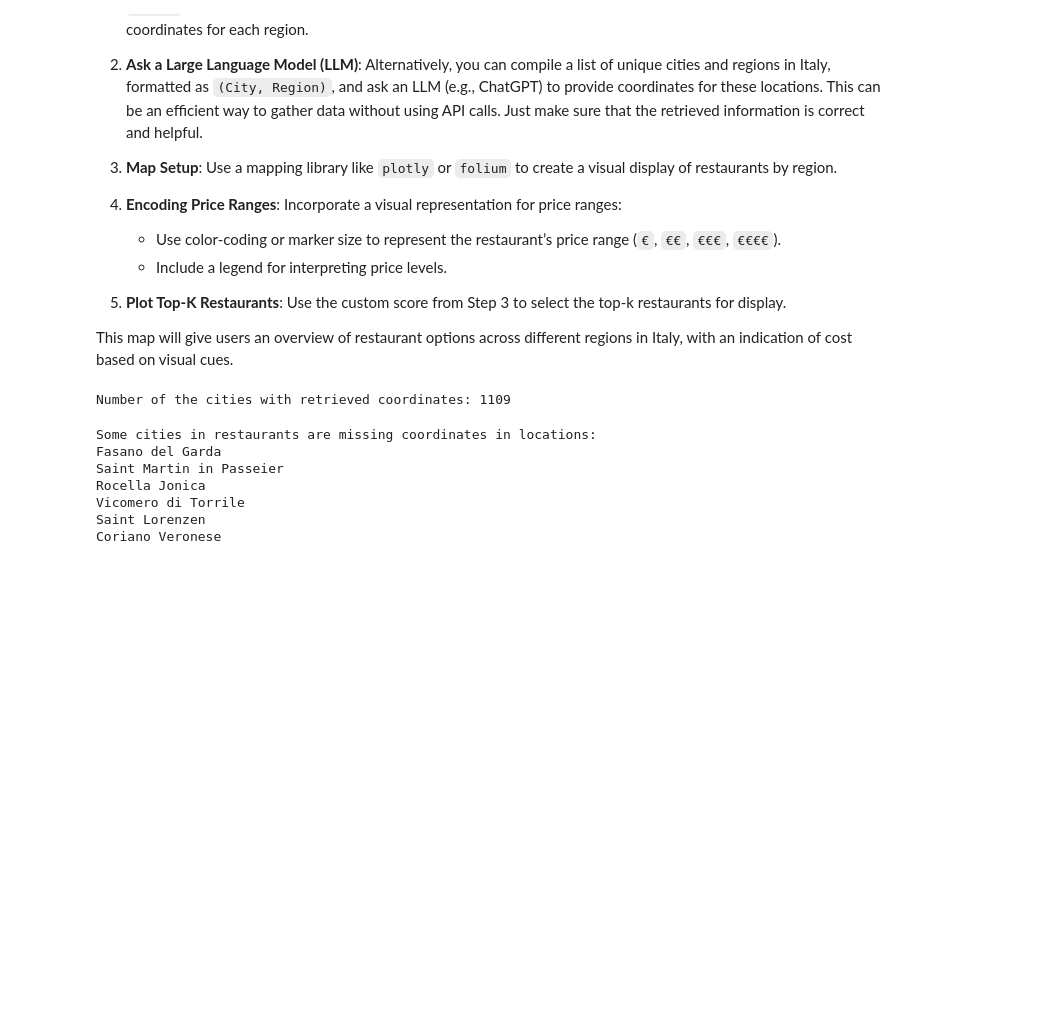
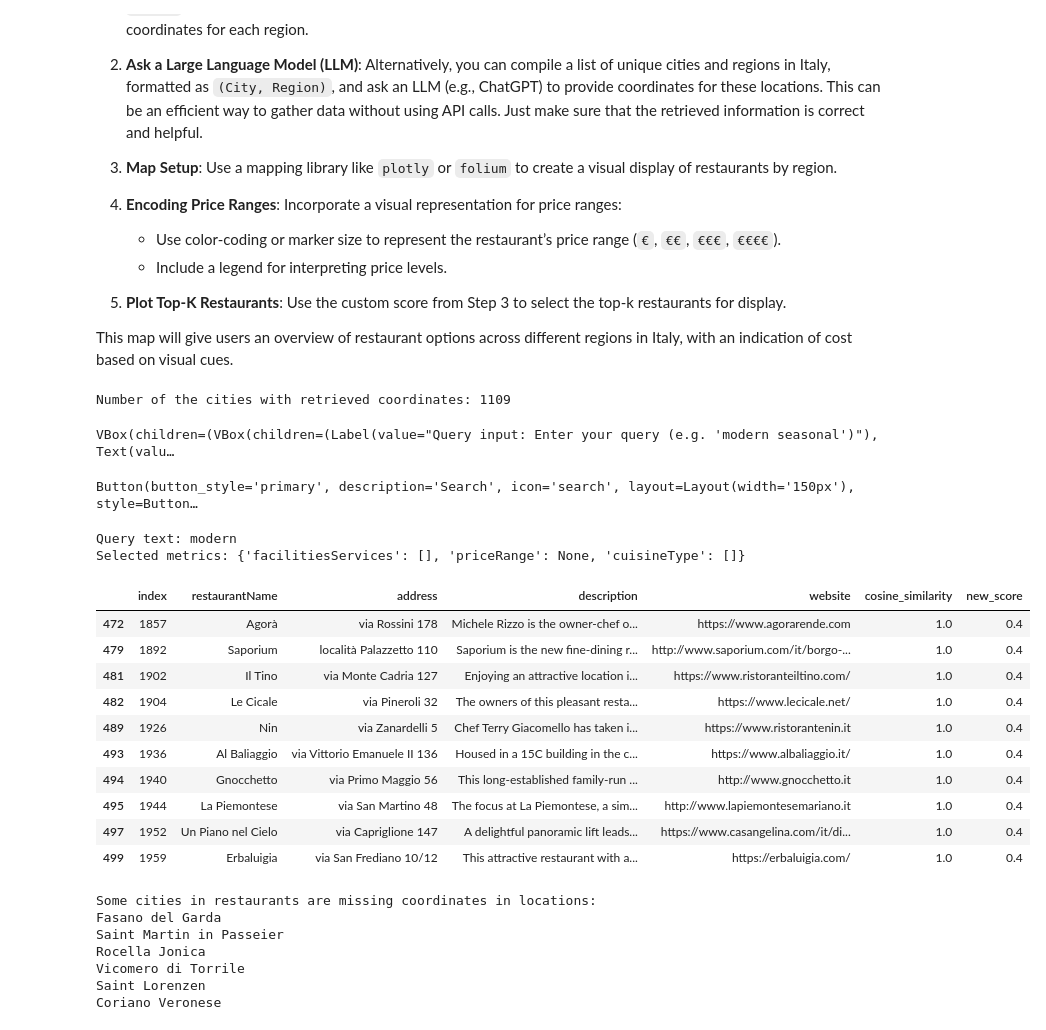
Before and after one commit to vikavl/ADM-HW3, a Jupyter notebook: main.ipynb, the cells around one changed output. Cells and saved outputs as stored; diff of their text form; code cells hidden in the pictures; blank space fills up the shorter version.

```diff
--- a/main.ipynb
+++ b/main.ipynb
@@ -724,6 +738,35 @@ locations_df = pd.DataFrame.from_dict(
 
 # Rename the index column to "city"
 locations_df.rename(columns={"index": "city"}, inplace=True)
+# %%
+# select data for visualizing on map
+map_metrics_selector = visualiser.MetricsSelection(metrics_values)
+# Creates a form with sections
+result = visualiser.create_metrics_search_ui(
+    metrics_selector = map_metrics_selector,
+    search_function=engine.calculate_new_scores,
+    inverted_index=inverted_index,
+    vocabulary=vocabulary,
+    tfidf_inverted_index=tfidf_inverted_index,
+    restaurants=restaurants,
+    k=10
+)
+# %% [output]
+VBox(children=(VBox(children=(Label(value="Query input: Enter your query (e.g. 'modern seasonal')"), Text(valu…
+Button(button_style='primary', description='Search', icon='search', layout=Layout(width='150px'), style=Button…
+Query text: modern
+Selected metrics: {'facilitiesServices': [], 'priceRange': None, 'cuisineType': []}
+|  | index | restaurantName | address | description | website | cosine_similarity | new_score |
+| 472 | 1857 | Agorà | via Rossini 178 | Michele Rizzo is the owner-chef o... | https://www.agorarende.com | 1.0 | 0.4 |
+| 479 | 1892 | Saporium | località Palazzetto 110 | Saporium is the new fine-dining r... | http://www.saporium.com/it/borgo-... | 1.0 | 0.4 |
+| 481 | 1902 | Il Tino | via Monte Cadria 127 | Enjoying an attractive location i... | https://www.ristoranteiltino.com/ | 1.0 | 0.4 |
+| 482 | 1904 | Le Cicale | via Pineroli 32 | The owners of this pleasant resta... | https://www.lecicale.net/ | 1.0 | 0.4 |
+| 489 | 1926 | Nin | via Zanardelli 5 | Chef Terry Giacomello has taken i... | https://www.ristorantenin.it | 1.0 | 0.4 |
+| 493 | 1936 | Al Baliaggio | via Vittorio Emanuele II 136 | Housed in a 15C building in the c... | https://www.albaliaggio.it/ | 1.0 | 0.4 |
+| 494 | 1940 | Gnocchetto | via Primo Maggio 56 | This long-established family-run ... | http://www.gnocchetto.it | 1.0 | 0.4 |
+| 495 | 1944 | La Piemontese | via San Martino 48 | The focus at La Piemontese, a sim... | http://www.lapiemontesemariano.it | 1.0 | 0.4 |
+| 497 | 1952 | Un Piano nel Cielo | via Capriglione 147 | A delightful panoramic lift leads... | https://www.casangelina.com/it/di... | 1.0 | 0.4 |
+| 499 | 1959 | Erbaluigia | via San Frediano 10/12 | This attractive restaurant with a... | https://erbaluigia.com/ | 1.0 | 0.4 |
 # %%
 # Merge locations and restaurants dataframes on the "city" column
 merged_data = restaurants.merge(locations_df, on="city", how="left")
```
Also changed, not shown: parts of 3 cells of this notebook, 4 other files.
